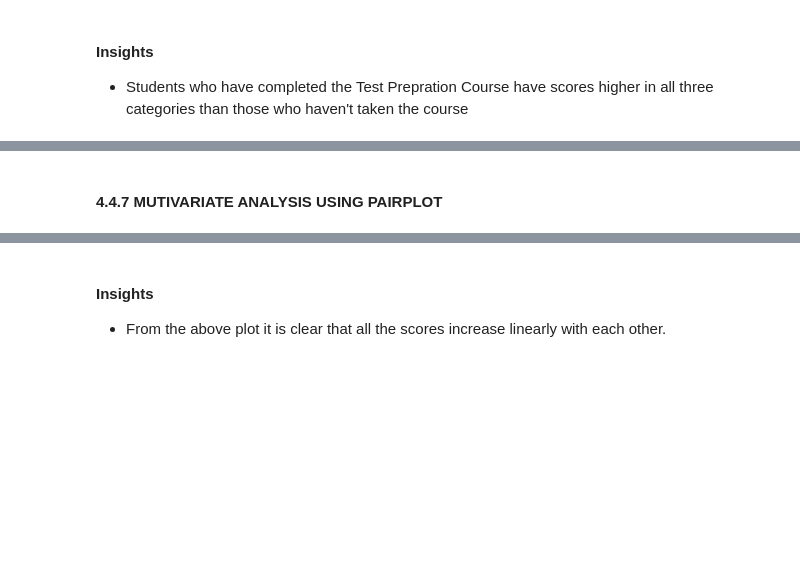
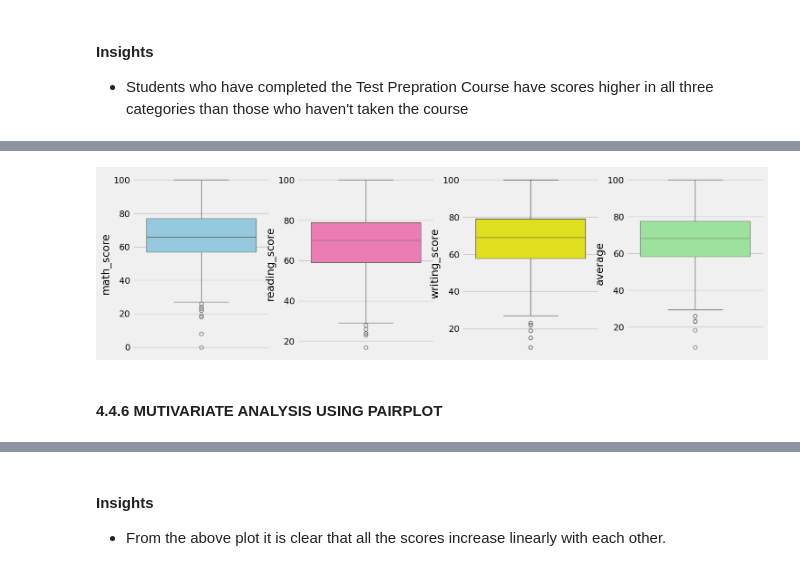
Before and after one commit to shifapanjwanii/student-performance-prediction, a Jupyter notebook: notebook/data/1 . EDA STUDENT PERFORMANCE .ipynb, the cells around one changed output, grey strips where cells are left out. Cells and saved outputs as stored; diff of their text form; code cells hidden in the pictures; blank space fills up the shorter version.

```diff
--- a/notebook/data/1 . EDA STUDENT PERFORMANCE .ipynb
+++ b/notebook/data/1 . EDA STUDENT PERFORMANCE .ipynb
@@ -606,16 +514,18 @@ sns.barplot (x=df['lunch'], y=df['writing score'], hue=df['test preparation cour
 # %%
 plt.subplots(1,4,figsize=(16,5))
 plt.subplot(141)
-sns.boxplot(df['math score'],color='skyblue')
+sns.boxplot(df['math_score'],color='skyblue')
 plt.subplot(142)
-sns.boxplot(df['reading score'],color='hotpink')
+sns.boxplot(df['reading_score'],color='hotpink')
 plt.subplot(143)
-sns.boxplot(df['writing score'],color='yellow')
+sns.boxplot(df['writing_score'],color='yellow')
 plt.subplot(144)
 sns.boxplot(df['average'],color='lightgreen')
 plt.show()
+# %% [output]
+[figure, added]
 # %% [markdown]
-#### 4.4.7 MUTIVARIATE ANALYSIS USING PAIRPLOT
+#### 4.4.6 MUTIVARIATE ANALYSIS USING PAIRPLOT
 # %%
 sns.pairplot(df,hue = 'gender')
 plt.show()
```
Also changed, not shown: parts of 33 cells of this notebook, 2 other files.
